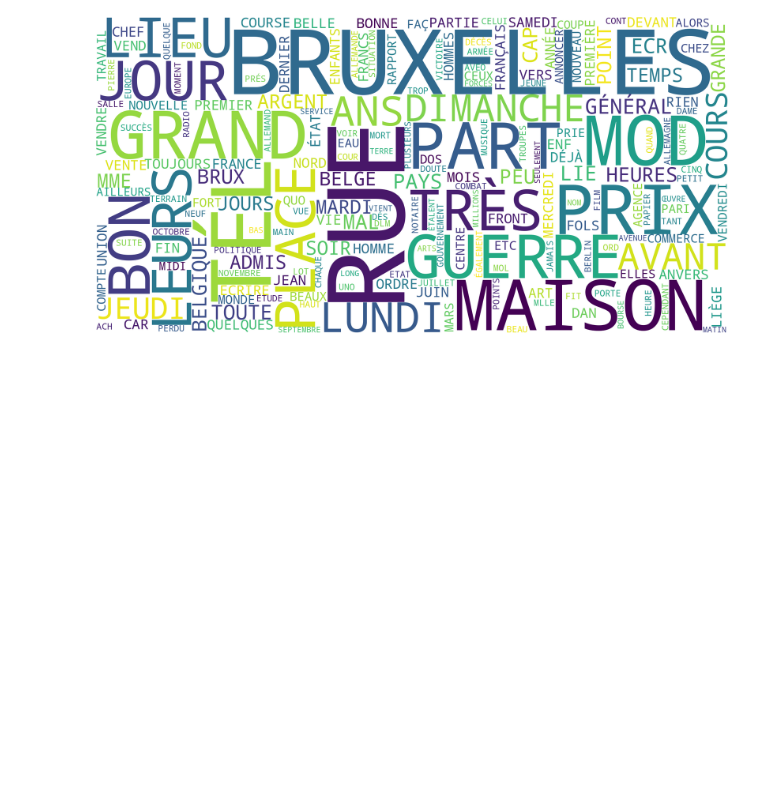
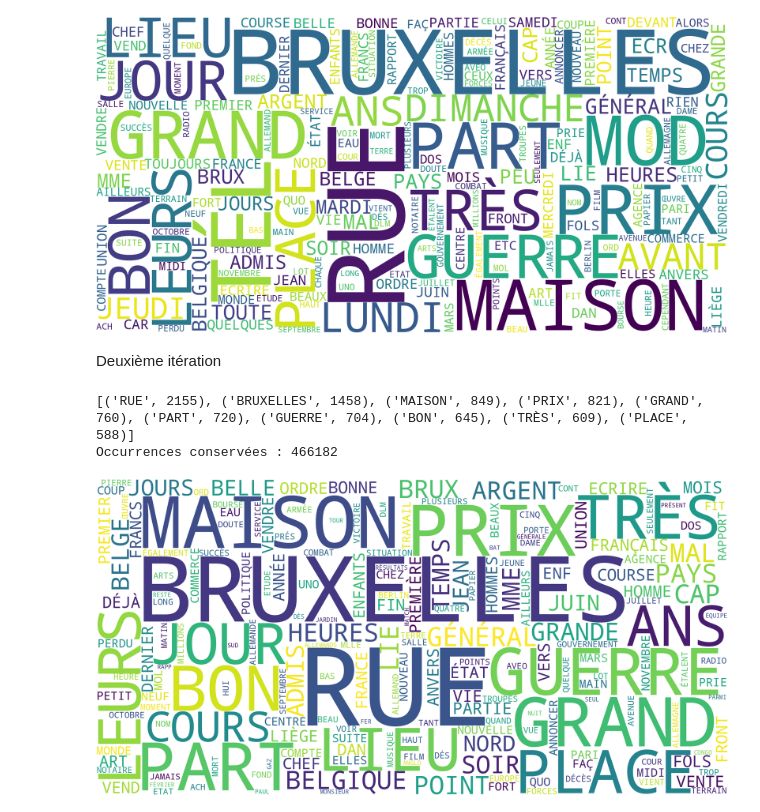
Before and after one commit to asungur38/tac, a Jupyter notebook: module3/s2_wordcloud.ipynb, the cells around one changed output. Drawn from its saved outputs; the diff is of its cells as text; code cells hidden in the pictures; blank space fills up the shorter version.

Commit message:
TP2_s2 : 2è iteration avec enrichissement des stopwords

```diff
--- a/module3/s2_wordcloud.ipynb
+++ b/module3/s2_wordcloud.ipynb
@@ -118,3 +118,37 @@ cloud.to_file(os.path.join(temp_path, f"{year}.png"))
 Image(filename=os.path.join(temp_path, f"{year}.png"))
 # %% [output]
 [figure]
+# %% [markdown]
+Deuxième itération
+# %%
+sw.update([
+    "tél", "ecr", "écr", "écrire", "mod", "etc",
+    "lundi", "mardi", "mercredi", "jeudi",
+    "vendredi", "samedi", "dimanche",
+    "celui", "ceux", "chaque", "quelques", "toute",
+    "toujours", "peu", "alors", "avant", "devant",
+    "rien", "car", "cependant",
+    "isam", "dim", "janv"
+])
+
+# Refaire le nettoyage avec les nouveaux stopwords
+clean_text(year, folder=temp_path)
+
+# Lire le texte nettoyé
+with open(os.path.join(temp_path, f'{year}_clean.txt'),
+          'r', encoding='utf-8') as f:
+    after = f.read()
+
+# Recalculer les fréquences
+frequencies = Counter(after.split())
+print(frequencies.most_common(10))
+print("Occurrences conservées :", sum(frequencies.values()))
+
+# Enregistrer le deuxième nuage
+cloud = WordCloud(width=2000, height=1000, background_color='white').generate_from_frequencies(frequencies)
+cloud.to_file(os.path.join(temp_path, f"{year}.png"))
+Image(filename=os.path.join(temp_path, f"{year}.png"))
+# %% [output]
+[('RUE', 2155), ('BRUXELLES', 1458), ('MAISON', 849), ('PRIX', 821), ('GRAND', 760), ('PART', 720), ('GUERRE', 704), ('BON', 645), ('TRÈS', 609), ('PLACE', 588)]
+Occurrences conservées : 466182
+[figure, added]
```
